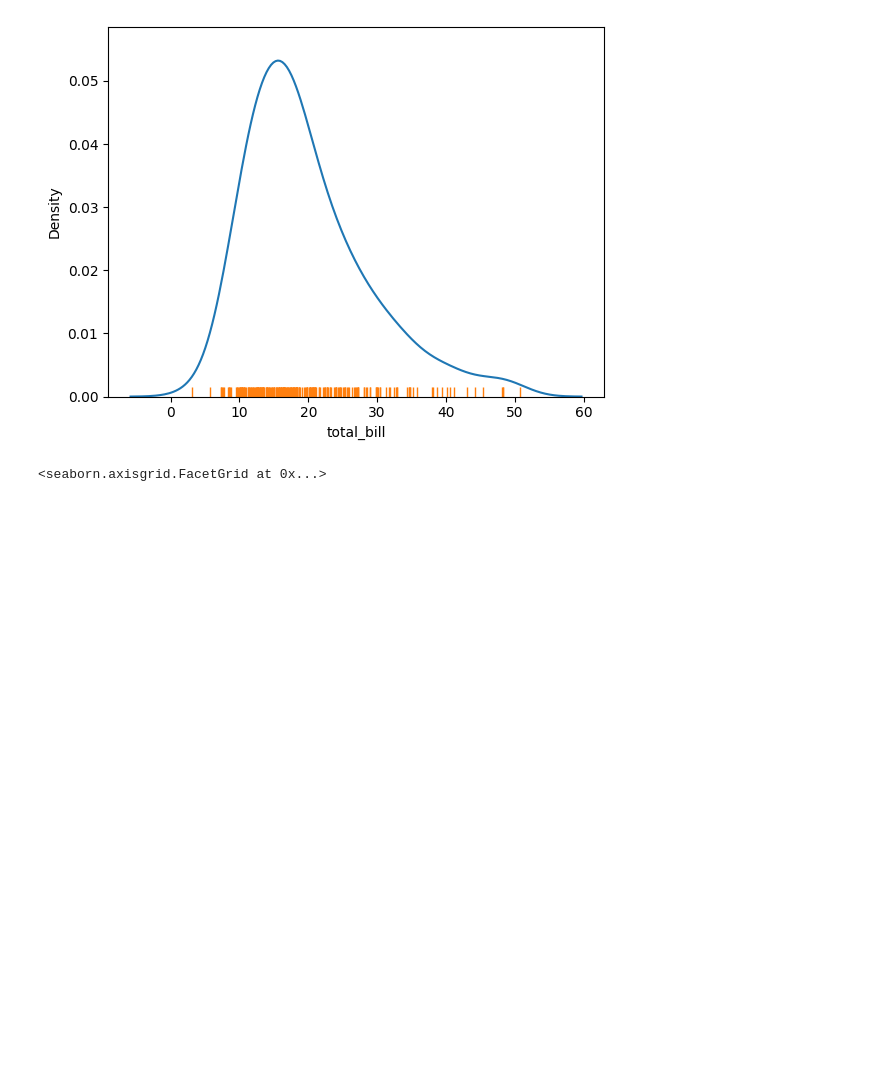
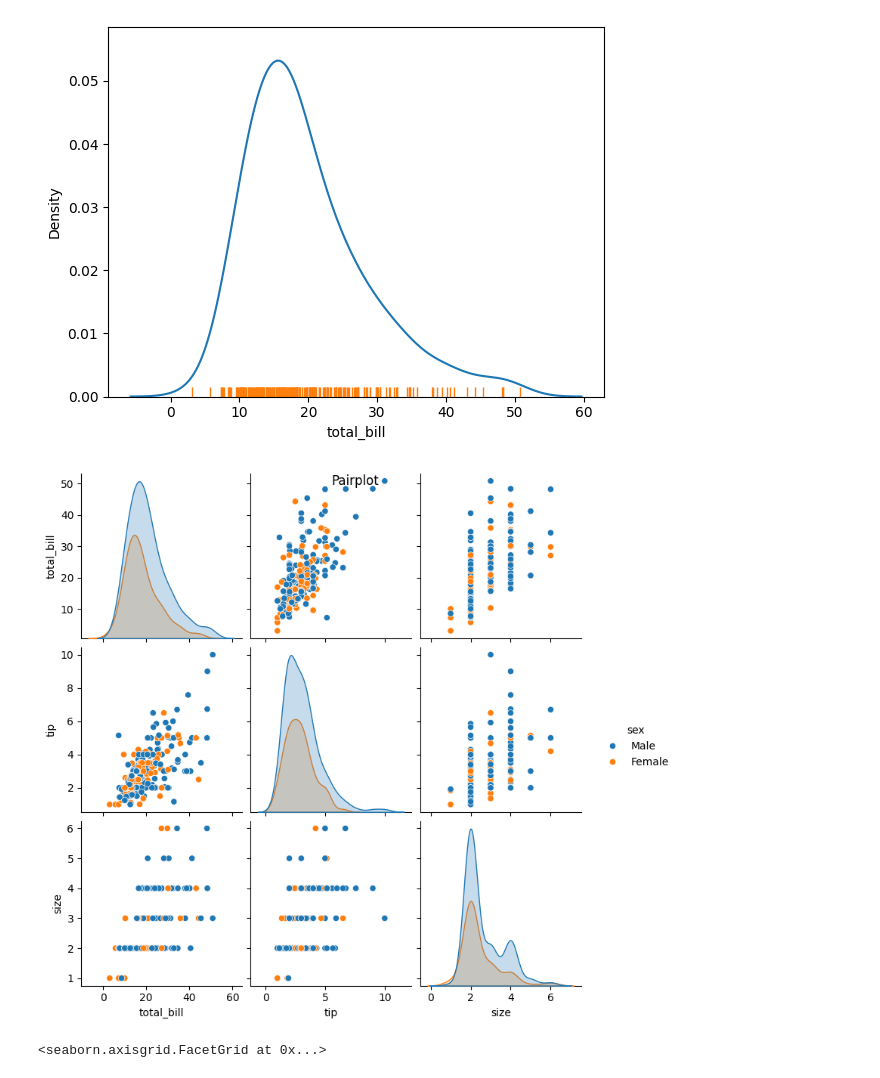
Before and after one commit to NeonLabs146/General_stuffs, a Jupyter notebook: Seaborn.ipynb, the cells around one changed output. Cells and saved outputs as stored; diff of their text form; code cells hidden in the pictures; blank space fills up the shorter version.

```diff
--- a/Seaborn.ipynb
+++ b/Seaborn.ipynb
@@ -248,6 +248,12 @@ sns.rugplot(data=tips,x='total_bill')
 # %% [output]
 <Axes: xlabel='total_bill', ylabel='Density'>
 [figure]
+# %%
+sns.pairplot(data=tips,hue='sex')
+plt.suptitle('Pairplot')
+plt.show()
+# %% [output]
+[figure, added]
 # %%
 # Bivariate histogram
 # A bivariate histogram bins the data within rectangles that tile the plot
```
Also changed, not shown: parts of 3 cells of this notebook.
